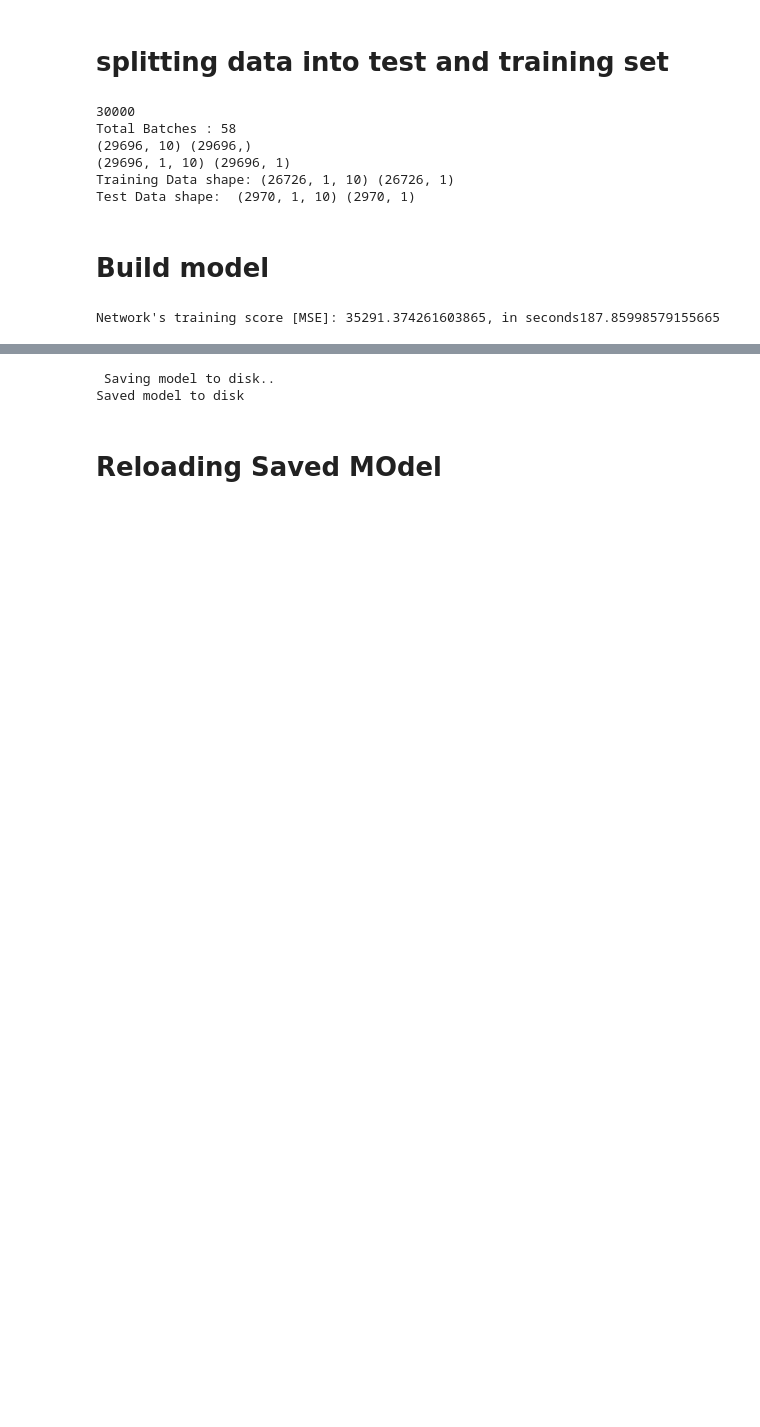
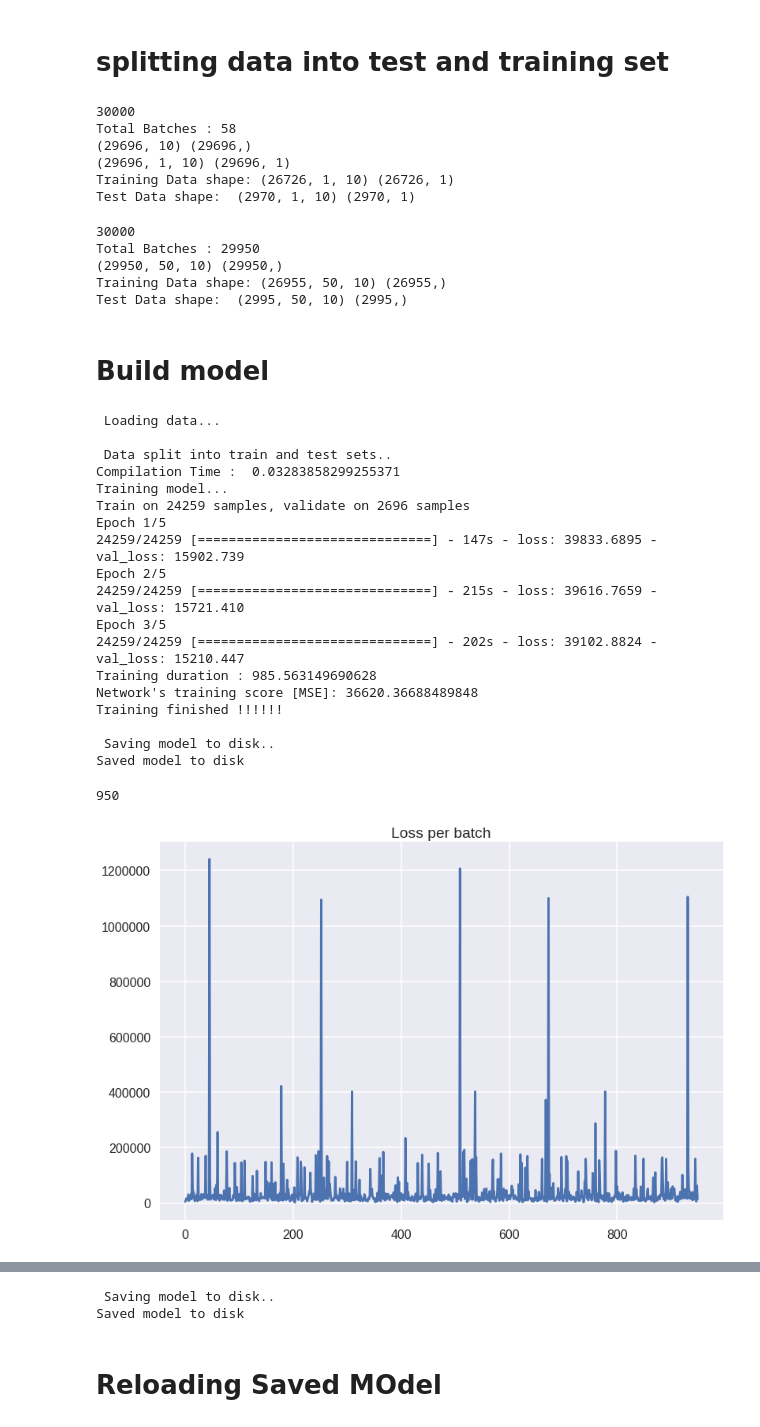
Before and after one commit to vyomshm/DeepAnomaly, a Jupyter notebook: lstm_model.ipynb, the cells around one changed output, grey strips where cells are left out. Cells and saved outputs as stored; diff of their text form; code cells hidden in the pictures; blank space fills up the shorter version.

```diff
--- a/lstm_model.ipynb
+++ b/lstm_model.ipynb
@@ -192,6 +202,42 @@ Total Batches : 58
 (29696, 1, 10) (29696, 1)
 Training Data shape: (26726, 1, 10) (26726, 1)
 Test Data shape:  (2970, 1, 10) (2970, 1)
+# %%
+def split_data(rucio_data,durations, batch_size=512, num_timesteps=50, split_frac=0.9):
+
+#     slice_size = batch_size*num_timesteps
+    print(rucio_data.shape[0])
+    n_examples = rucio_data.shape[0]
+    n_batches = (n_examples - num_timesteps )
+    print('Total Batches : {}'.format(n_batches))
+
+    inputs=[]
+    outputs=[]
+    for i in range(0,n_batches):
+        v = rucio_data[i:i+num_timesteps]
+        w = durations[i+num_timesteps]
+        inputs.append(v)
+        outputs.append(w)
+
+    x = np.stack(inputs)
+    y = np.stack(outputs)
+    print(x.shape, y.shape)
+
+    split_idx = int(x.shape[0]*split_frac)
+    trainX, trainY = x[:split_idx], y[:split_idx]
+    testX, testY = x[split_idx:], y[split_idx:]
+    print('Training Data shape:',trainX.shape, trainY.shape)
+    print('Test Data shape: ',testX.shape, testY.shape)
+    return trainX, trainY, testX, testY
+
+
+data = split_data(x, y)
+# %% [output]
+30000
+Total Batches : 29950
+(29950, 50, 10) (29950,)
+Training Data shape: (26955, 50, 10) (26955,)
+Test Data shape:  (2995, 50, 10) (2995,)
 # %% [markdown]
 # Build model
 # %%
@@ -300,11 +346,30 @@ def plot_losses(losses):
     fig.show()
     print(len(losses))
 # %%
-training, data, model, losses = run_network(data=data, epochs=50, batch=128)
+training, data, model, losses = run_network(data=data, epochs=10, batch=128)
 trainX, trainY, testX, testY = data
 plot_losses(losses)
 # %% [output]
-Network's training score [MSE]: 35291.374261603865, in seconds187.85998579155665
+ Loading data...
+
+ Data split into train and test sets..
+Compilation Time :  0.03283858299255371
+Training model...
+Train on 24259 samples, validate on 2696 samples
+Epoch 1/5
+24259/24259 [==============================] - 147s - loss: 39833.6895 - val_loss: 15902.739
+Epoch 2/5
+24259/24259 [==============================] - 215s - loss: 39616.7659 - val_loss: 15721.410
+Epoch 3/5
+24259/24259 [==============================] - 202s - loss: 39102.8824 - val_loss: 15210.447
+Training duration : 985.563149690628
+Network's training score [MSE]: 36620.36688489848
+Training finished !!!!!!
+
+ Saving model to disk..
+Saved model to disk
+950
+[figure, added]
 # %%
 score = model.evaluate(trainX, trainY, verbose=0)
 
```
Also changed, not shown: parts of 11 cells of this notebook.
